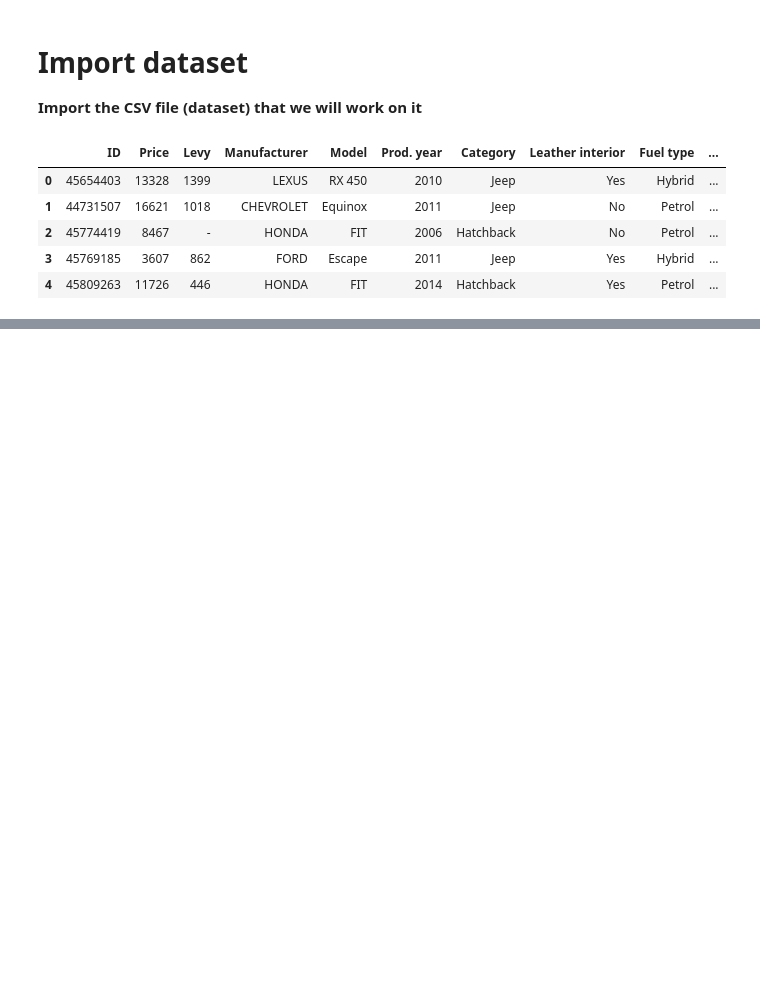
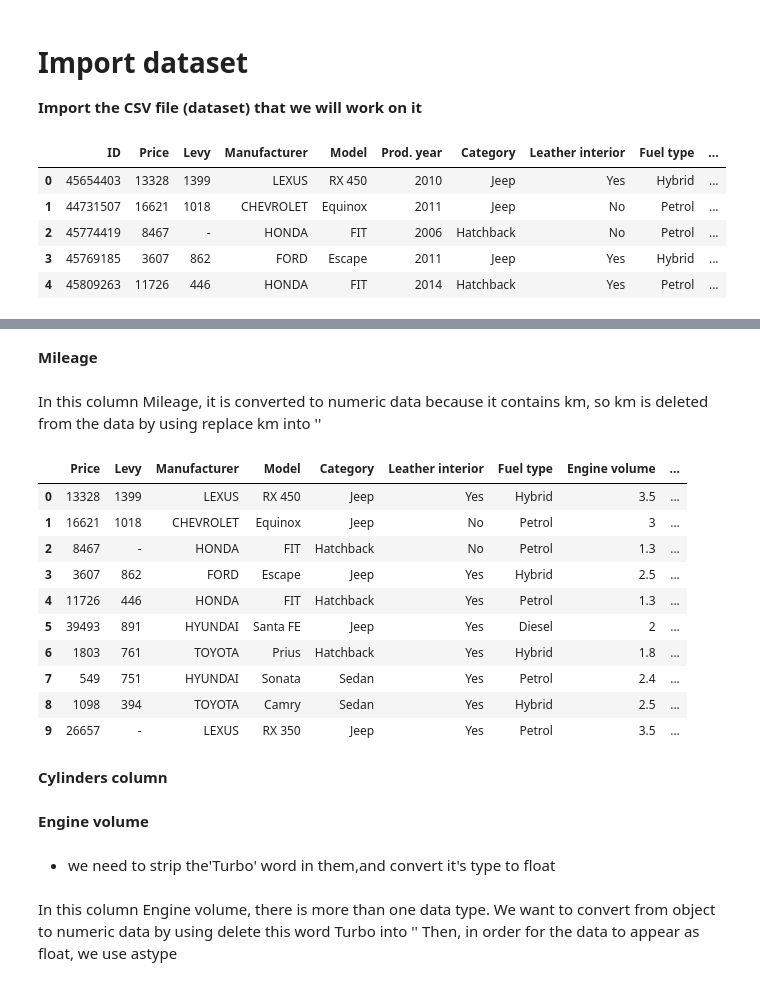
Before and after one commit to MounirReda/DV-Car-Price-Prediction-, a Jupyter notebook: dv-car-price-prediction.ipynb, the cells around one changed output, grey strips where cells are left out. Saved outputs shown, nothing was run; the diff lists cells and outputs as text; code cells hidden in the pictures; blank space fills up the shorter version.

```diff
--- a/dv-car-price-prediction.ipynb
+++ b/dv-car-price-prediction.ipynb
@@ -52,3 +49,0 @@ car_df.head()
-# %%
-car_df["Levy"]=car_df["Levy"].replace('-',0)
-car_df.head(20)
@@ -106,0 +82,3 @@ plt.show()
+# %%
+car_df=car_df.drop(['ID','Doors'],axis=1)
+car_df.head()
@@ -106,0 +96,7 @@ plt.show()
+# %%
+import datetime
+dtime=datetime.datetime.now()
+car_df['Age']=dtime.year-car_df['Prod. year']
+# %%
+car_df=car_df.drop(['Prod. year'],axis=1)
+car_df.head()
@@ -106,0 +110,22 @@ plt.show()
+# %% [markdown]
+****Mileage****
+# %% [markdown]
+In this column Mileage, it is converted to numeric data because it contains km, so km is deleted from the data by using replace km into ''
+# %%
+car_df["Mileage"]=car_df["Mileage"].str.replace('km','')
+car_df["Mileage"]=car_df["Mileage"].astype('int64')
+car_df.head(10)
+# %% [output]
+|  | Price | Levy | Manufacturer | Model | Category | Leather interior | Fuel type | Engine volume | ... |
+| 0 | 13328 | 1399 | LEXUS | RX 450 | Jeep | Yes | Hybrid | 3.5 | ... |
+| 1 | 16621 | 1018 | CHEVROLET | Equinox | Jeep | No | Petrol | 3 | ... |
+| 2 | 8467 | - | HONDA | FIT | Hatchback | No | Petrol | 1.3 | ... |
+| 3 | 3607 | 862 | FORD | Escape | Jeep | Yes | Hybrid | 2.5 | ... |
+| 4 | 11726 | 446 | HONDA | FIT | Hatchback | Yes | Petrol | 1.3 | ... |
+| 5 | 39493 | 891 | HYUNDAI | Santa FE | Jeep | Yes | Diesel | 2 | ... |
+| 6 | 1803 | 761 | TOYOTA | Prius | Hatchback | Yes | Hybrid | 1.8 | ... |
+| 7 | 549 | 751 | HYUNDAI | Sonata | Sedan | Yes | Petrol | 2.4 | ... |
+| 8 | 1098 | 394 | TOYOTA | Camry | Sedan | Yes | Hybrid | 2.5 | ... |
+| 9 | 26657 | - | LEXUS | RX 350 | Jeep | Yes | Petrol | 3.5 | ... |
+# %% [markdown]
+****Cylinders column****
@@ -106,0 +134,6 @@ plt.show()
+# %% [markdown]
+****Engine volume****
+# %% [markdown]
+* we need to strip the'Turbo' word in them,and convert it's type to float
+# %% [markdown]
+In this column Engine volume, there is more than one data type. We want to convert from object to numeric data by using delete this word Turbo into '' Then, in order for the data to appear as float, we use astype
```
Also changed, not shown: parts of 29 cells of this notebook.
